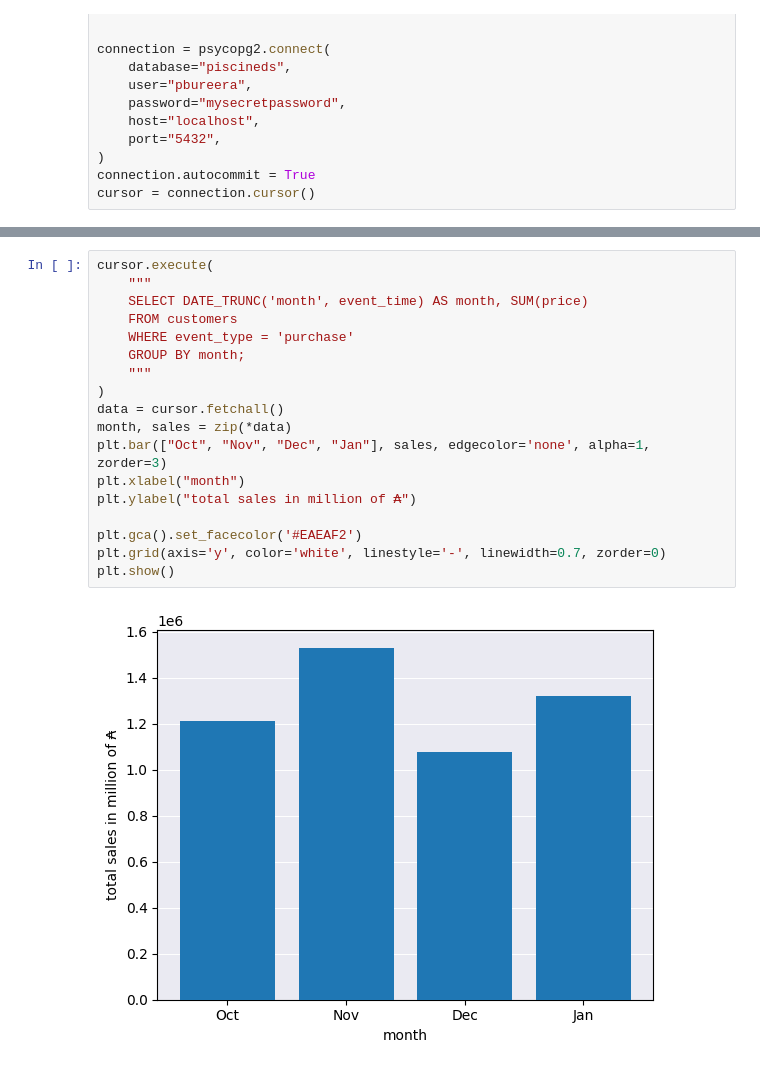
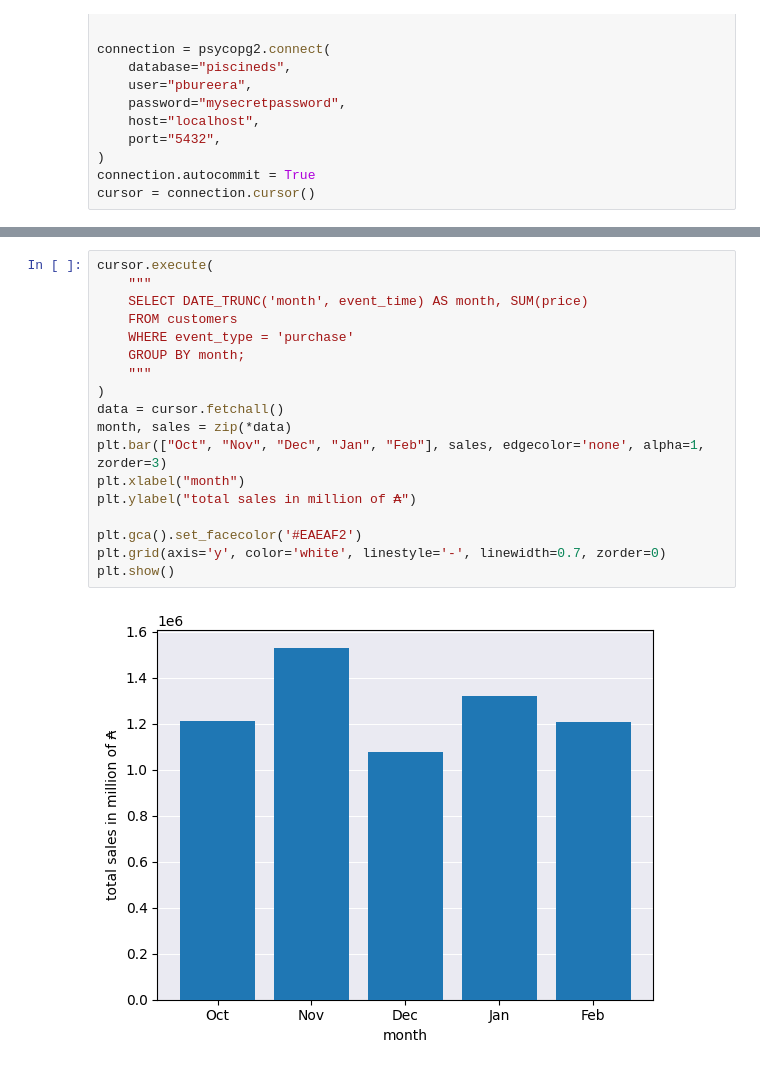
Before and after one commit to Jamie135/Piscine_Data_Science, a Jupyter notebook: Day02/ex01/chart.ipynb, the cells around one changed output, grey strips where cells are left out. Cells and saved outputs as stored; diff of their text form.

```diff
--- a/Day02/ex01/chart.ipynb
+++ b/Day02/ex01/chart.ipynb
@@ -42,23 +42,23 @@ plt.show()
 # %%
 cursor.execute(
     """
     SELECT DATE_TRUNC('month', event_time) AS month, SUM(price)
     FROM customers
     WHERE event_type = 'purchase'
     GROUP BY month;
     """
 )
 data = cursor.fetchall()
 month, sales = zip(*data)
-plt.bar(["Oct", "Nov", "Dec", "Jan"], sales, edgecolor='none', alpha=1, zorder=3)
+plt.bar(["Oct", "Nov", "Dec", "Jan", "Feb"], sales, edgecolor='none', alpha=1, zorder=3)
 plt.xlabel("month")
 plt.ylabel("total sales in million of ₳")
 
 plt.gca().set_facecolor('#EAEAF2')
 plt.grid(axis='y', color='white', linestyle='-', linewidth=0.7, zorder=0)
 plt.show()
 # %% [output]
-[figure, old version]
+[figure, new version]
 # %%
 cursor.execute(
     """
```
Also changed, not shown: parts of 2 cells of this notebook, 5 other files.
